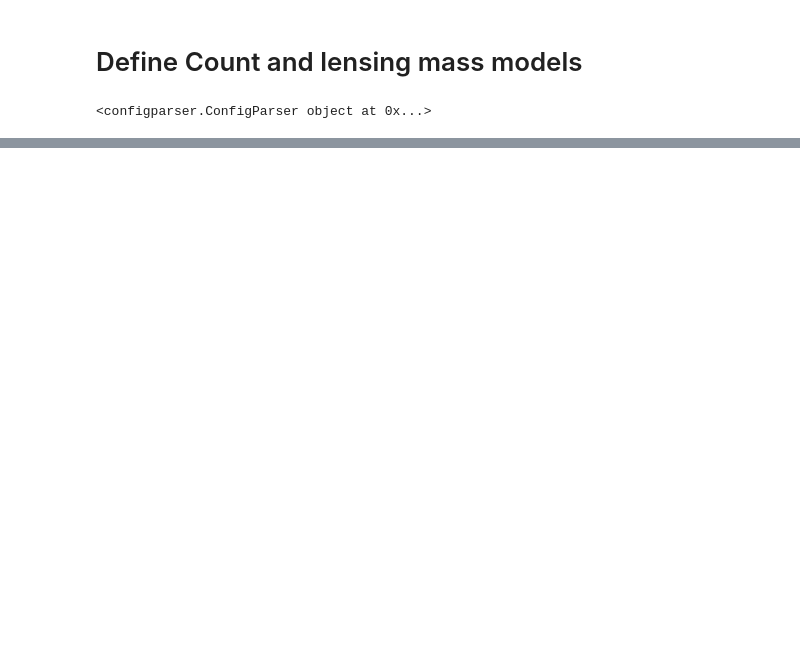
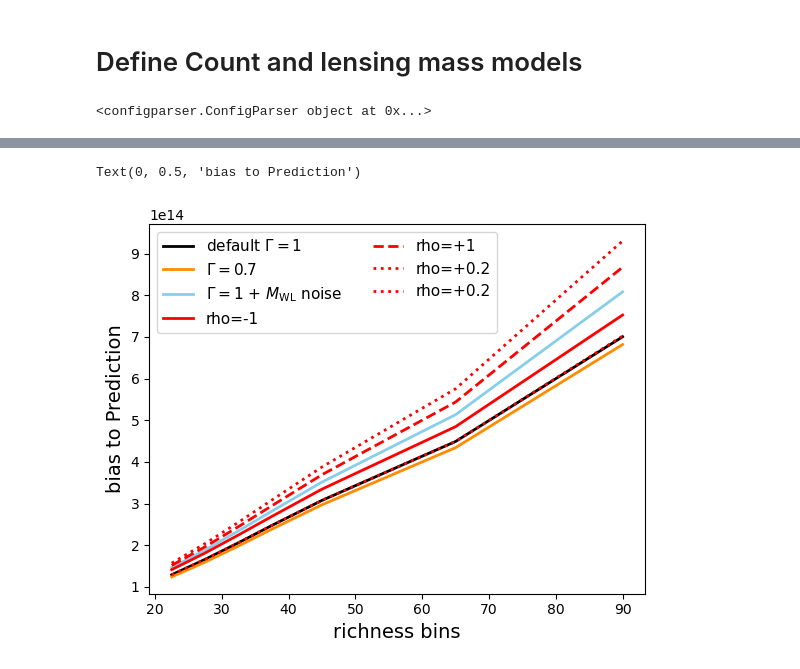
Before and after one commit to calumhrmurray/capish, a Jupyter notebook: validation_standard/tutorial_capish_outputs_richness_redshift_bins.ipynb, the cells around one changed output, grey strips where cells are left out. Cells and saved outputs as stored; diff of their text form; code cells hidden in the pictures; blank space fills up the shorter version.

```diff
--- a/validation_standard/tutorial_capish_outputs_richness_redshift_bins.ipynb
+++ b/validation_standard/tutorial_capish_outputs_richness_redshift_bins.ipynb
@@ -95,0 +130,37 @@ plt.ylim(-0.15, 0.15)
+# %%
+res_default_capish_10 = np.mean(10**np.array(load('default_capish_Gamma_1.0_noWL_noise.pkl'))[:,1], axis=0)
+res_default_capish_07 = np.mean(10**np.array(load('default_capish_Gamma_0.7_noWL_noise.pkl'))[:,1], axis=0)
+res_default_capish_07_WL_noise = np.mean(10**np.array(load('default_capish_Gamma_0.7_WL_noise.pkl'))[:,1], axis=0)
+res_photoz = np.mean(10**np.array(load('with_photoz.pkl'))[:,1], axis=0)
+rho_m01 = np.mean(10**np.array(load('rho_m0.1.pkl'))[:,1], axis=0)
+rho_p01 = np.mean(10**np.array(load('rho_p0.1.pkl'))[:,1], axis=0)
+rho_p02 = np.mean(10**np.array(load('rho_p0.2.pkl'))[:,1], axis=0)
+not_pure = np.mean(10**np.array(load('not_pure.pkl'))[:,1], axis=0)
+not_complete = np.mean(10**np.array(load('incomplete.pkl'))[:,1], axis=0)
+not_pure_not_complete = np.mean(10**np.array(load('not_pure_and_incomplete.pkl'))[:,1], axis=0)
+plt.plot(ClusterAbundanceObject.richness_centers, (res_default_capish_10), '-k',  lw=2, label=r'default $\Gamma=1$')
+plt.plot(ClusterAbundanceObject.richness_centers, (res_default_capish_07), '-', c='darkorange', lw=2,label = r'$\Gamma=0.7$')
+plt.plot(ClusterAbundanceObject.richness_centers, (res_default_capish_07_WL_noise), c='skyblue', lw=2, label =  r'$\Gamma=1$ + $M_{\rm WL}$ noise')
+
+#plt.plot(ClusterAbundanceObject.richness_centers, (not_pure )/Mfid - 1, '-b', lw=2, label = 'purity < 1')
+#plt.plot(ClusterAbundanceObject.richness_centers, (not_complete)/Mfid - 1, '--b', lw=2,label = 'completeness < 1')
+#plt.plot(ClusterAbundanceObject.richness_centers, (not_pure_not_complete)/Mfid - 1, ':b', lw=2,
+#                                                     label = 'purity < 1 & completeness < 1')
+
+#plt.plot(ClusterAbundanceObject.richness_centers, (res_photoz)/Mfid - 1, ':g', lw=2, label = 'PZ')
+
+
+
+plt.plot(ClusterAbundanceObject.richness_centers, (rho_m01), '-r', lw=2,label = 'rho=-1')
+plt.plot(ClusterAbundanceObject.richness_centers, (rho_p01), '--r', lw=2, label = 'rho=+1')
+plt.plot(ClusterAbundanceObject.richness_centers, (rho_p02), ':r', lw=2, label = 'rho=+0.2')
+
+plt.plot(ClusterAbundanceObject.richness_centers, Mfid, ':r', lw=2, label = 'rho=+0.2')
+plt.legend(fontsize=11, ncols=2)
+
+
+plt.xlabel('richness bins', fontsize=14)
+plt.ylabel('bias to Prediction', fontsize=14)
+# %% [output]
+Text(0, 0.5, 'bias to Prediction')
+[figure, added]
```
Also changed, not shown: parts of 9 cells of this notebook, 18 other files.
